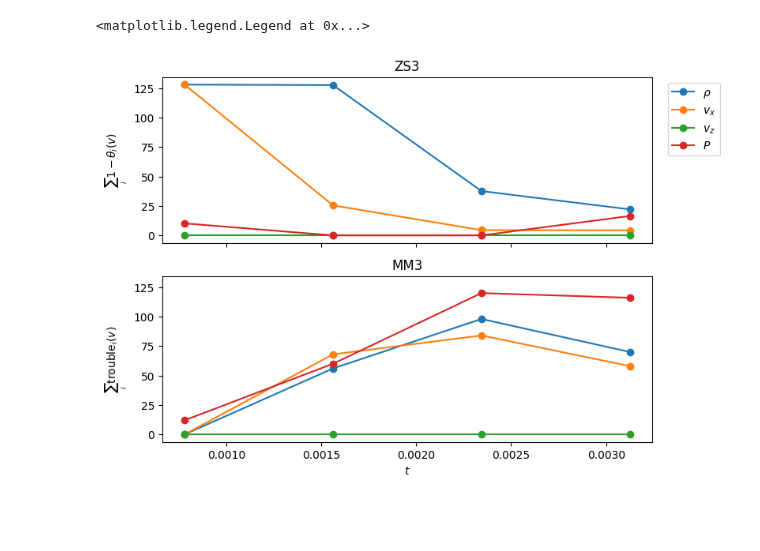
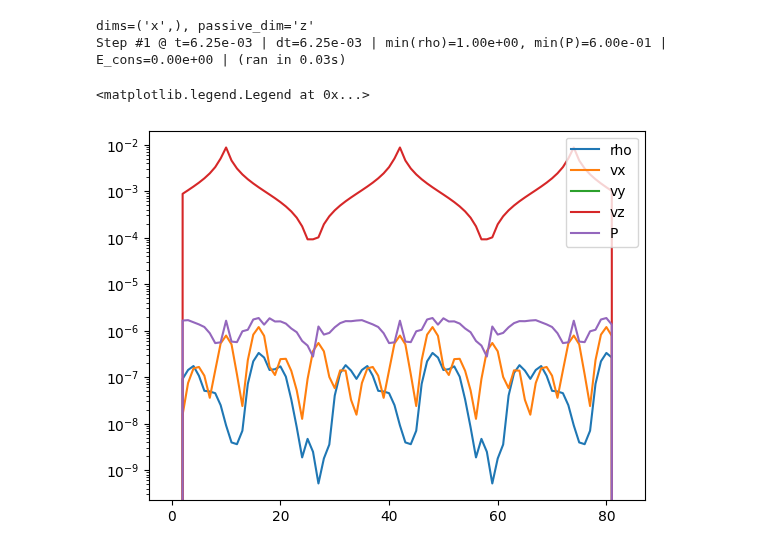
Before and after one commit to jpalafou/superfv, a Jupyter notebook: notebooks/Entropy_Wave.ipynb, the cells around one changed output. Cells and saved outputs as stored; diff of their text form; code cells hidden in the pictures; blank space fills up the shorter version.

Commit message:
feat: write shock detector eta to dedicated array

```diff
--- a/notebooks/Entropy_Wave.ipynb
+++ b/notebooks/Entropy_Wave.ipynb
@@ -7,3 +7,4 @@ from superfv import EulerSolver, plot_1d_slice, plot_timeseries
 from superfv.initial_conditions import entropy_wave
 # %%
 gamma = 5 / 3
+N = 64
@@ -42,18 +10,0 @@ configs = {
-# %%
-N = 128
-
-sims = {}
-for name, config in configs.items():
-    # print status
-    print(f"Running N={N}, config={name}")
-
-    # run solver
-    sim = EulerSolver(
-        ic=partial(entropy_wave, gamma=gamma), nx=N, gamma=gamma, **config
-    )
-    try:
-        sim.run(n=1, reduce_CFL=True, muscl_hancock=config.get("MUSCL", False))
-        sims[name] = sim
-    except RuntimeError as e:
-        print(f"  Failed: {e}")
-        continue
@@ -94,34 +11,23 @@ axs[0].legend()
-# %%
-fig, axs = plt.subplots(2, 1, sharex=True, sharey=True, figsize=(8, 6))
-axs[0].set_title("ZS3")
-axs[0].set_ylabel(r"$\sum_i 1-\theta_i(v) $")
-axs[1].set_title("MM3")
-axs[1].set_ylabel(r"$\sum_i \text{trouble}_i(v) $")
-axs[1].set_xlabel(r"$t$")
-
-sim1 = sims["ZS3"]
-sim2 = sims["MM3"]
-
-for var, label in [
-    ("rho", r"$\rho$"),
-    ("vx", r"$v_x$"),
-    ("vz", r"$v_z$"),
-    ("P", r"$P$"),
-]:
-    plot_timeseries(
-        sim1,
-        axs[0],
-        var,
-        label=label,
-        one_minus_theta=True,
-        visualization=False,
-        marker="o",
-    )
-    plot_timeseries(
-        sim2, axs[1], var, label=label, troubles=True, visualization=False, marker="o"
-    )
-
-axs[0].legend(bbox_to_anchor=(1.15, 1))
-# %% [output]
-<matplotlib.legend.Legend at 0x...>
-[figure, removed]
+# %%
+sim1d = EulerSolver(
+    ic=partial(entropy_wave, gamma=gamma),
+    nx=N,
+    gamma=gamma,
+    p=3,
+    ZS=True,
+    lazy_primitives="adaptive",
+    adaptive_dt=False,
+)
+sim1d.run(n=1)
+# %% [output]
+dims=('x',), passive_dim='z'
+Step #1 @ t=6.25e-03 | dt=6.25e-03 | min(rho)=1.00e+00, min(P)=6.00e-01 | E_cons=0.00e+00 | (ran in 0.03s)
+# %%
+idx = sim1d.variable_index_map
+for v in ["rho", "vx", "vy", "vz", "P"]:
+    plt.plot(sim1d.arrays["_eta_"][idx(v), :, 0, 0], label=v)
+plt.yscale("log")
+plt.legend()
+# %% [output]
+<matplotlib.legend.Legend at 0x...>
+[figure, added]
```
Also changed, not shown: parts of 6 cells of this notebook, 4 other files.
